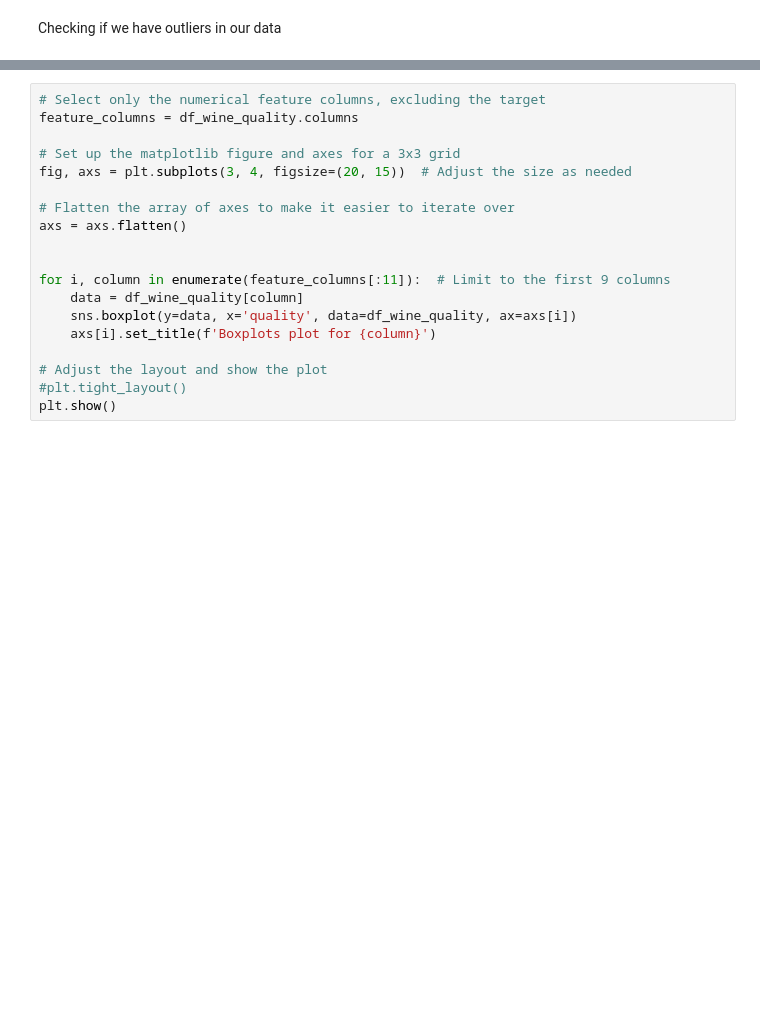
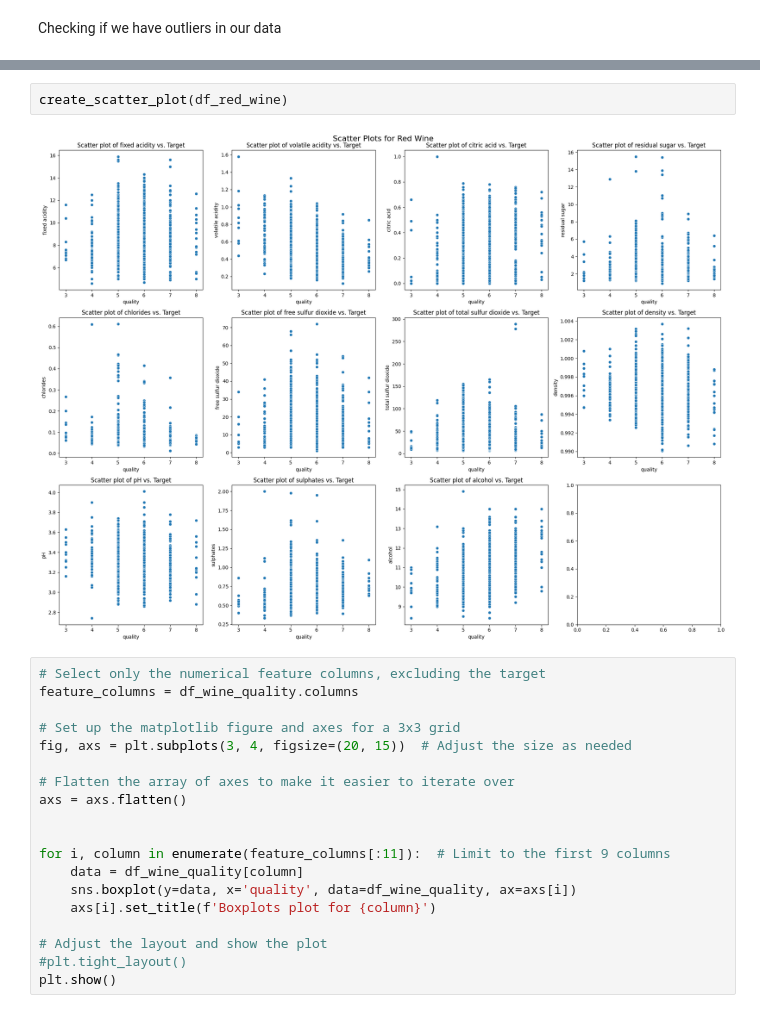
Before and after one commit to ZofiaSamsel/Wine_quality, a Jupyter notebook: main.ipynb, the cells around one changed output, grey strips where cells are left out. Saved outputs shown, nothing was run; the diff lists cells and outputs as text; blank space fills up the shorter version.

```diff
--- a/main.ipynb
+++ b/main.ipynb
@@ -308,3 +327,7 @@ create_scatter_plot(df_white_wine, "White_Wine")
+# %%
+create_scatter_plot(df_red_wine)
+# %% [output]
+[figure, added]
 # %%
 # Select only the numerical feature columns, excluding the target
 feature_columns = df_wine_quality.columns
```
Also changed, not shown: parts of 8 cells of this notebook.
